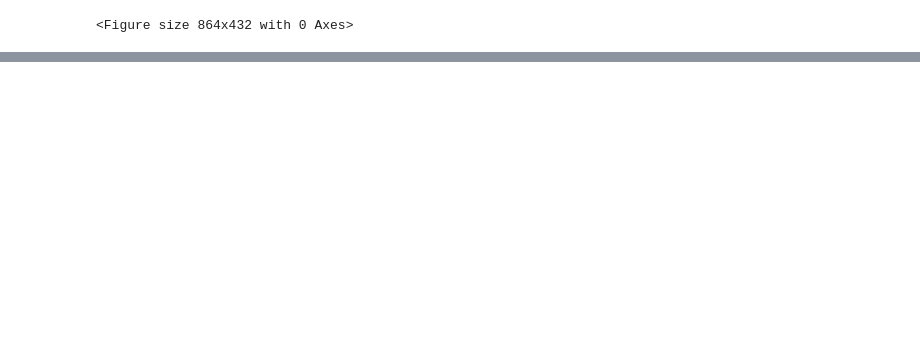
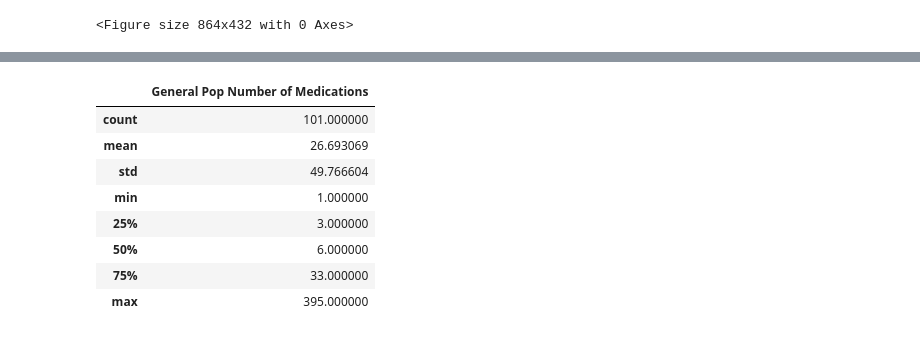
Before and after one commit to anthem-ai/ucsc-engineering-2020, a Jupyter notebook: shayanshaikh/congestive_heart_failure.ipynb, the cells around one changed output, grey strips where cells are left out. Cells and saved outputs as stored; diff of their text form; code cells hidden in the pictures; blank space fills up the shorter version.

```diff
--- a/shayanshaikh/congestive_heart_failure.ipynb
+++ b/shayanshaikh/congestive_heart_failure.ipynb
@@ -263,3 +262,15 @@ pd.DataFrame({'meds' : list(onlychf_result['number_of_medications'].values())}).
 | 50% | 22.000000 |
 | 75% | 60.000000 |
 | max | 722.000000 |
+# %%
+pd.DataFrame({'General Pop Number of Medications' : list(general_result['number_of_medications'].values())}).describe()
+# %% [output]
+|  | General Pop Number of Medications |
+| count | 101.000000 |
+| mean | 26.693069 |
+| std | 49.766604 |
+| min | 1.000000 |
+| 25% | 3.000000 |
+| 50% | 6.000000 |
+| 75% | 33.000000 |
+| max | 395.000000 |
```
Also changed, not shown: parts of 8 cells of this notebook.
